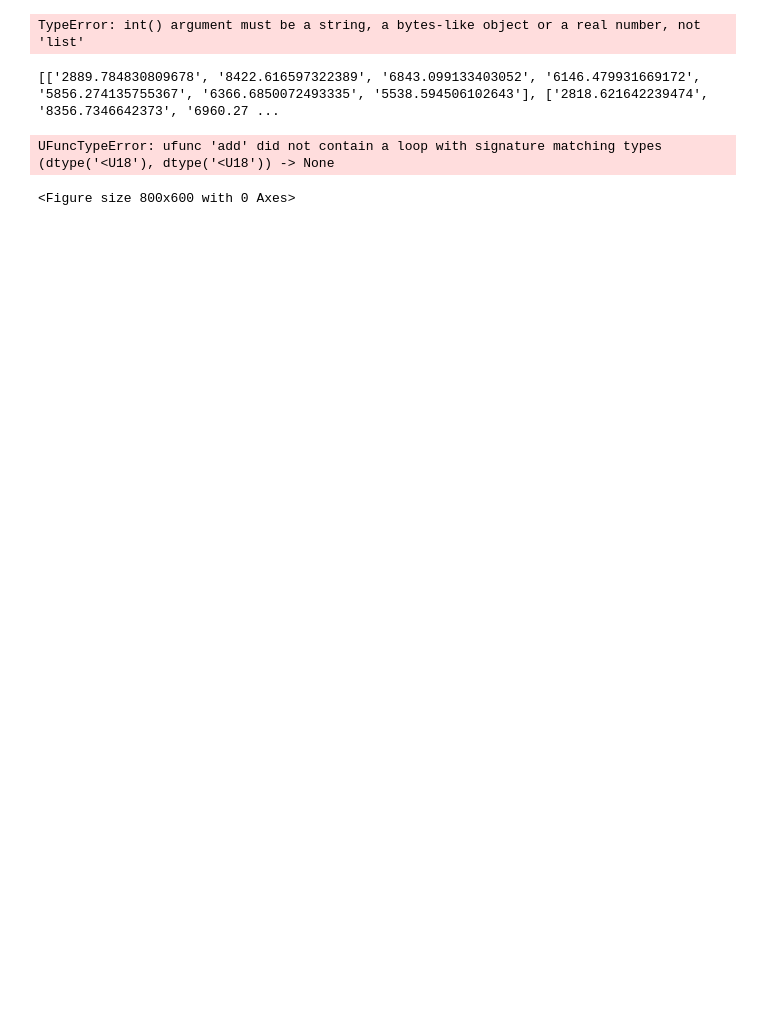
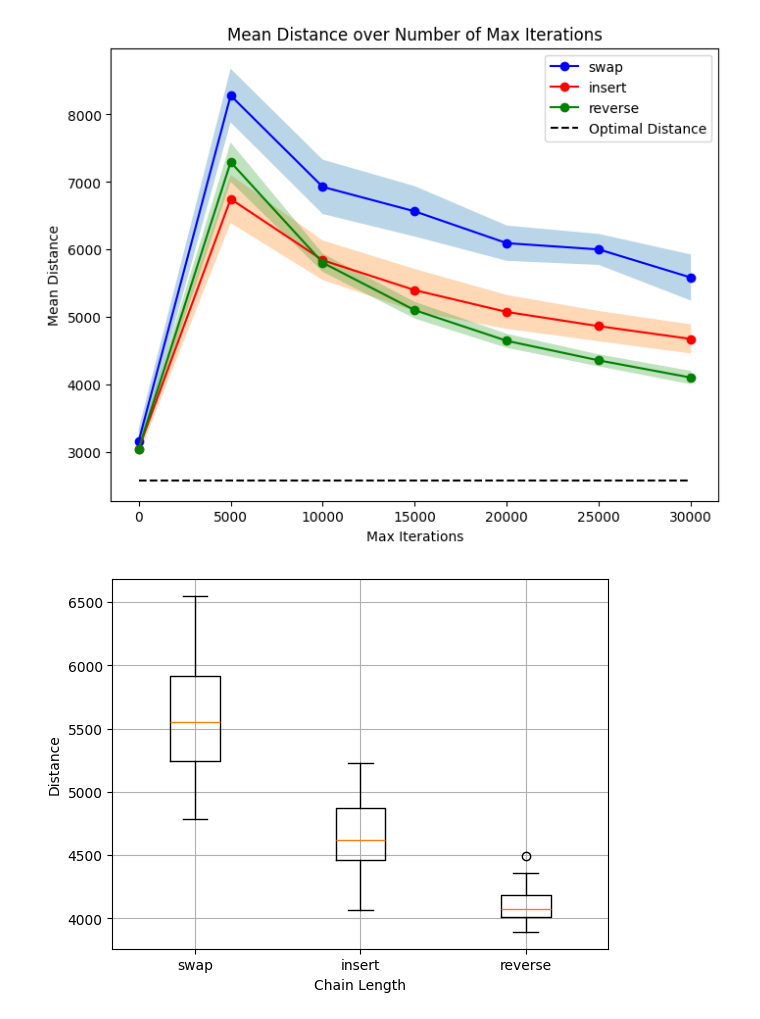
Before and after one commit to Foundnation/Stochastic-Simulation, a Jupyter notebook: TSM/analyse_data.ipynb, the cells around one changed output. Drawn from its saved outputs; the diff is of its cells as text; code cells hidden in the pictures; blank space fills up the shorter version.

```diff
--- a/TSM/analyse_data.ipynb
+++ b/TSM/analyse_data.ipynb
@@ -11,19 +11,3 @@ cities_442 = load_graph('TSP-Configurations/pcb442.tsp.txt')
 distances_51 = calculate_distances(cities_51)
 distances_280 = calculate_distances(cities_280)
 distances_442 = calculate_distances(cities_442)
-# %%
-def load_data_file(file_path):
-    data = []
-    with open(file_path, 'r') as csvfile:
-        reader = csv.reader(csvfile)
-        for row in reader:
-            data.append(row)
-    return data
-
-def load_experiment(filepaths, labels):
-    results = {}
-    for (filepath, label) in zip(filepaths, labels):
-        data = load_data_file(filepath)
-        results[label] = data[2:]
-        max_iter_list = data[1]
-    return results, max_iter_list
@@ -30,11 +77,21 @@ def load_experiment(filepaths, labels):
 # %%
 filepaths = [
     'generated_data/dist_perm_operator-swap_maxiter30001.csv',
     'generated_data/dist_perm_operator-insert_maxiter30001.csv',
     'generated_data/dist_perm_operator-reverse_maxiter30001.csv'
     ]
 labels = ['swap', 'insert', 'reverse']
 
 data_perm_operators, max_iter_list = load_experiment(filepaths, labels)
+plot_comparison(data_perm_operators, max_iter_list, param_labels=labels)
+
+
+final_dists_perm_operators = [data_perm_operators[perm_operator][-1] for perm_operator in labels]
+plt.boxplot(final_dists_perm_operators, labels=labels)
+plt.xlabel('Chain Length')
+plt.ylabel('Distance')
+plt.grid(True)
+plt.show()
 # %% [output]
-TypeError: int() argument must be a string, a bytes-like object or a real number, not 'list'
+[figure, added]
+[figure, added]
@@ -70,6 +97,0 @@ def plot_comparison(results, max_iterations_list, param_labels):
-# %%
-plot_comparison(data_perm_operators, max_iter_list, param_labels=labels)
-# %% [output]
-[['2889.784830809678', '8422.616597322389', '6843.099133403052', '6146.479931669172', '5856.274135755367', '6366.6850072493335', '5538.594506102643'], ['2818.621642239474', '8356.7346642373', '6960.27 ...
-UFuncTypeError: ufunc 'add' did not contain a loop with signature matching types (dtype('<U18'), dtype('<U18')) -> None
-<Figure size 800x600 with 0 Axes>
```
Also changed, not shown: parts of 5 cells of this notebook, 26 other files.
